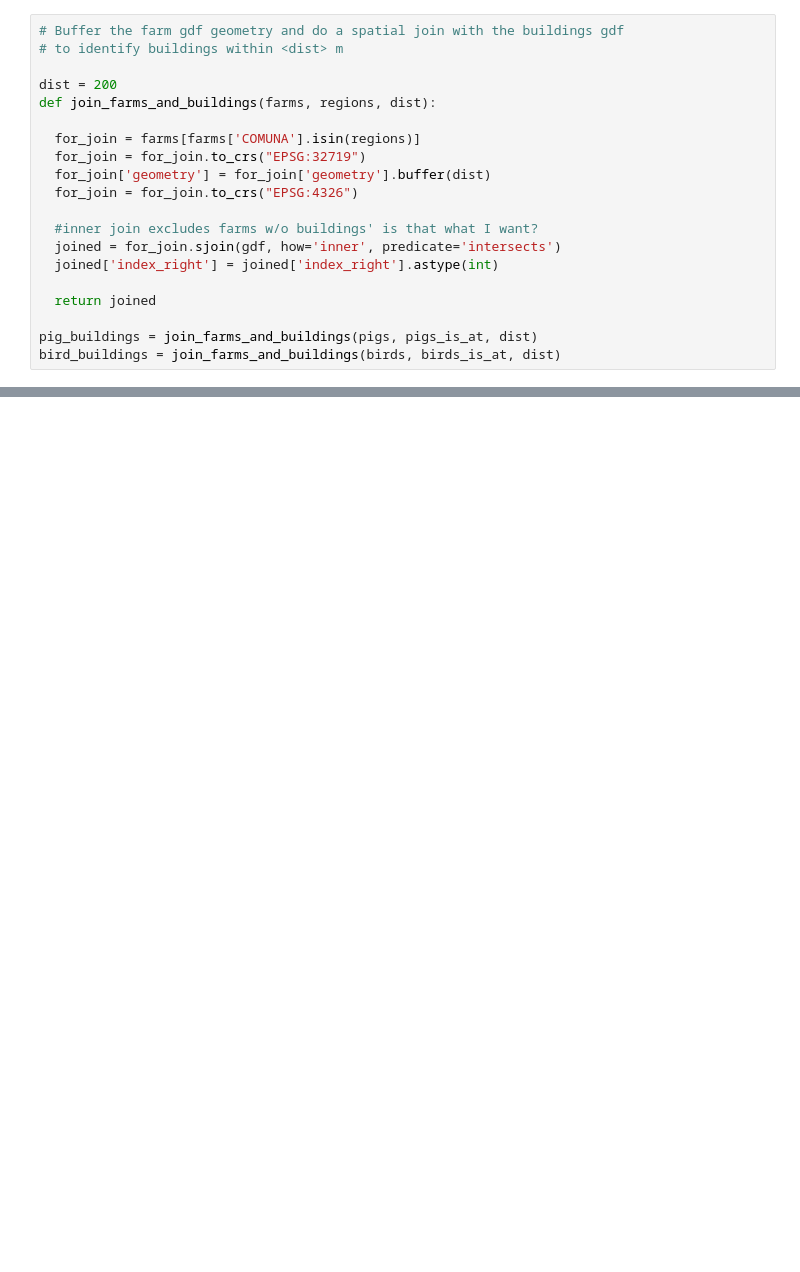
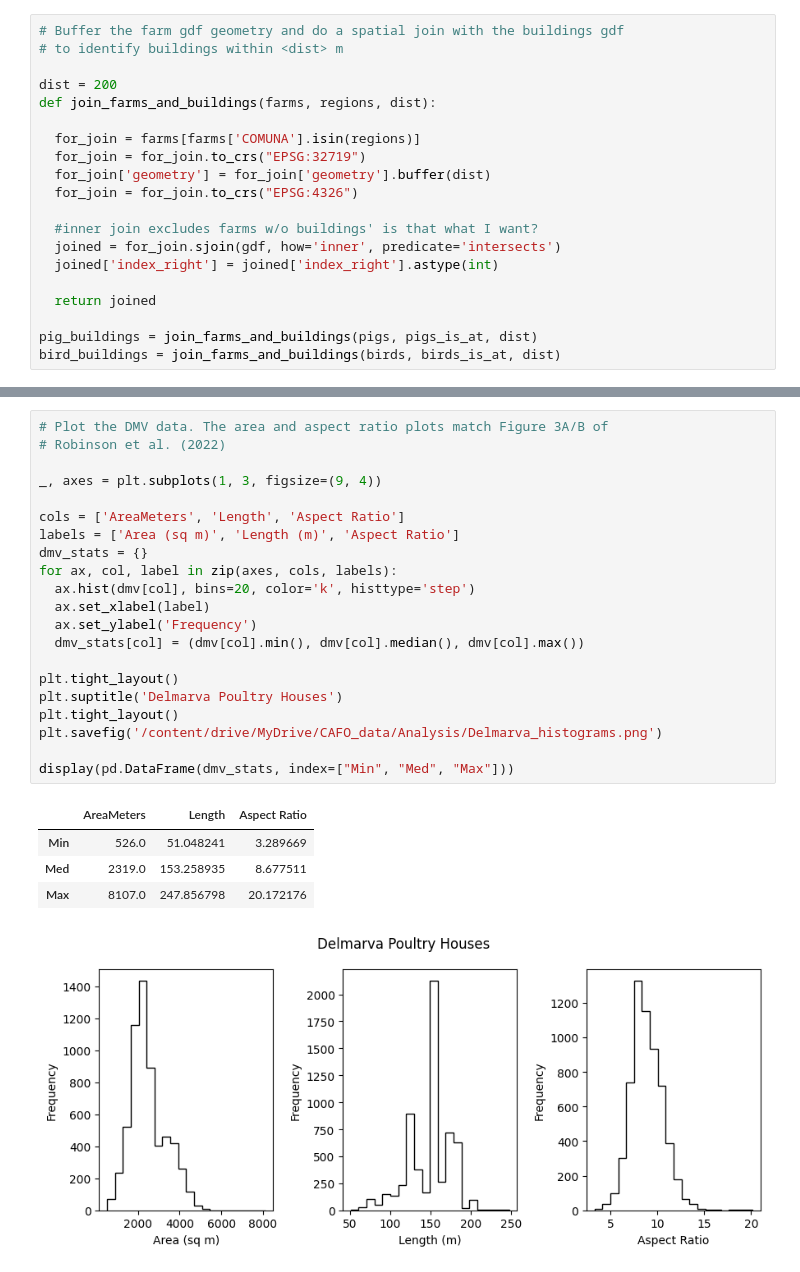
Before and after one commit to rachelemason/CAFO-AI, a Jupyter notebook: processChileData.ipynb, the cells around one changed output, grey strips where cells are left out. Cells and saved outputs as stored; diff of their text form; blank space fills up the shorter version.

```diff
--- a/processChileData.ipynb
+++ b/processChileData.ipynb
@@ -369 +373,28 @@ bird_buildings_2 = get_dimensions(bird_buildings)
+# %%
+# Plot the DMV data. The area and aspect ratio plots match Figure 3A/B of
+# Robinson et al. (2022)
+
+_, axes = plt.subplots(1, 3, figsize=(9, 4))
+
+cols = ['AreaMeters', 'Length', 'Aspect Ratio']
+labels = ['Area (sq m)', 'Length (m)', 'Aspect Ratio']
+dmv_stats = {}
+for ax, col, label in zip(axes, cols, labels):
+  ax.hist(dmv[col], bins=20, color='k', histtype='step')
+  ax.set_xlabel(label)
+  ax.set_ylabel('Frequency')
+  dmv_stats[col] = (dmv[col].min(), dmv[col].median(), dmv[col].max())
+
+plt.tight_layout()
+plt.suptitle('Delmarva Poultry Houses')
+plt.tight_layout()
+plt.savefig('/content/drive/MyDrive/CAFO_data/Analysis/Delmarva_histograms.png')
+
+display(pd.DataFrame(dmv_stats, index=["Min", "Med", "Max"]))
+# %% [output]
+|  | AreaMeters | Length | Aspect Ratio |
+| Min | 526.0 | 51.048241 | 3.289669 |
+| Med | 2319.0 | 153.258935 | 8.677511 |
+| Max | 8107.0 | 247.856798 | 20.172176 |
+[figure, added]
 # %%
```
Also changed, not shown: parts of 10 cells of this notebook.
